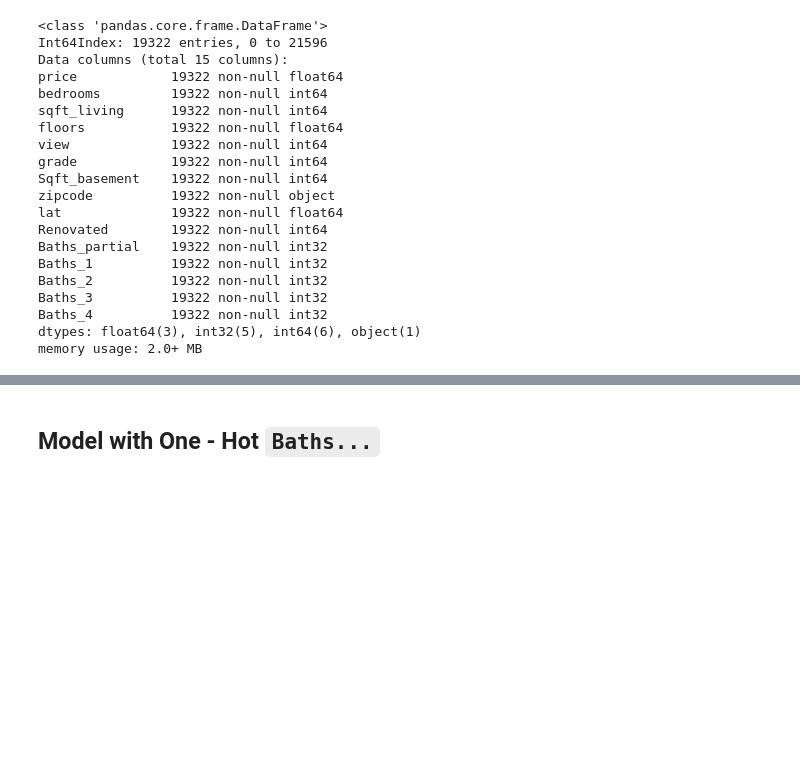
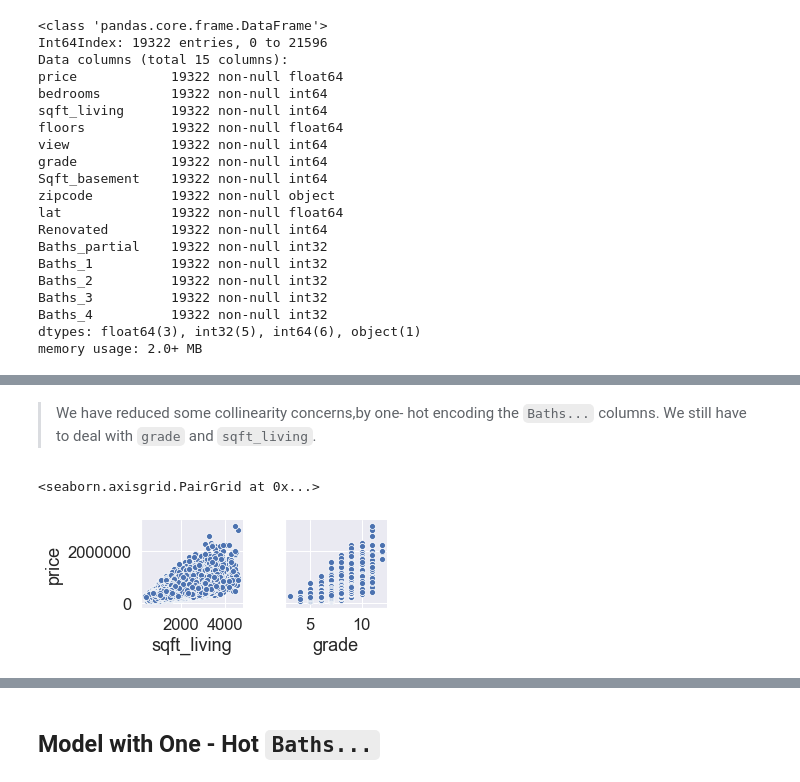
Before and after one commit to jammy-bot/dsc-mod-2-project-v2-1-online-ds-ft-120919, a Jupyter notebook: 3-model-and-conclude.ipynb, the cells around one changed output, grey strips where cells are left out. Cells and saved outputs as stored; diff of their text form; code cells hidden in the pictures; blank space fills up the shorter version.

```diff
--- a/3-model-and-conclude.ipynb
+++ b/3-model-and-conclude.ipynb
@@ -380,0 +378,9 @@ memory usage: 2.0+ MB
+# %% [markdown]
+> We have reduced some collinearity concerns,by one- hot encoding the `Baths...` columns. We still have to deal with `grade` and `sqft_living`.
+# %%
+sns.pairplot(hot_mod_df, x_vars=['sqft_living', 'grade'],
+    y_vars=['price'],
+    kind='scatter')
+# %% [output]
+<seaborn.axisgrid.PairGrid at 0x...>
+[figure, added]
```
Also changed, not shown: parts of 82 cells of this notebook, 1 other file.
